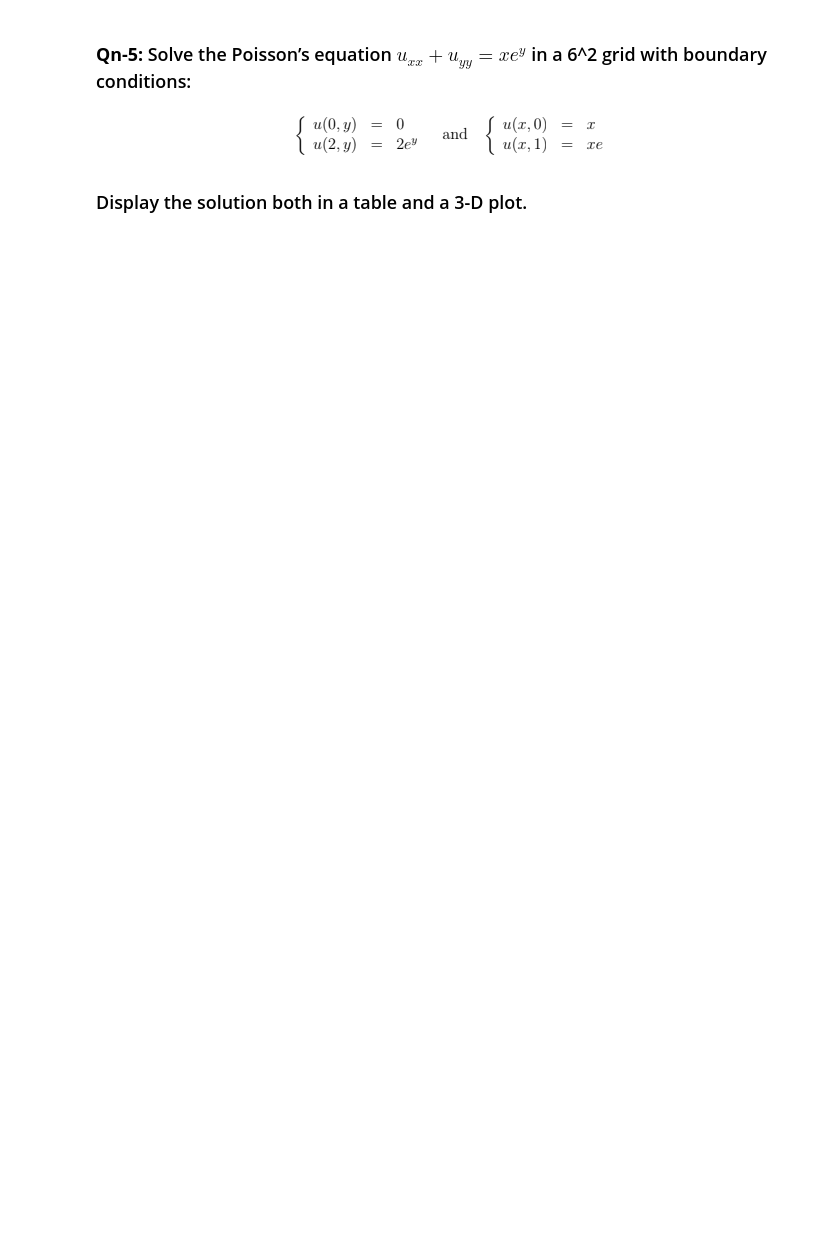
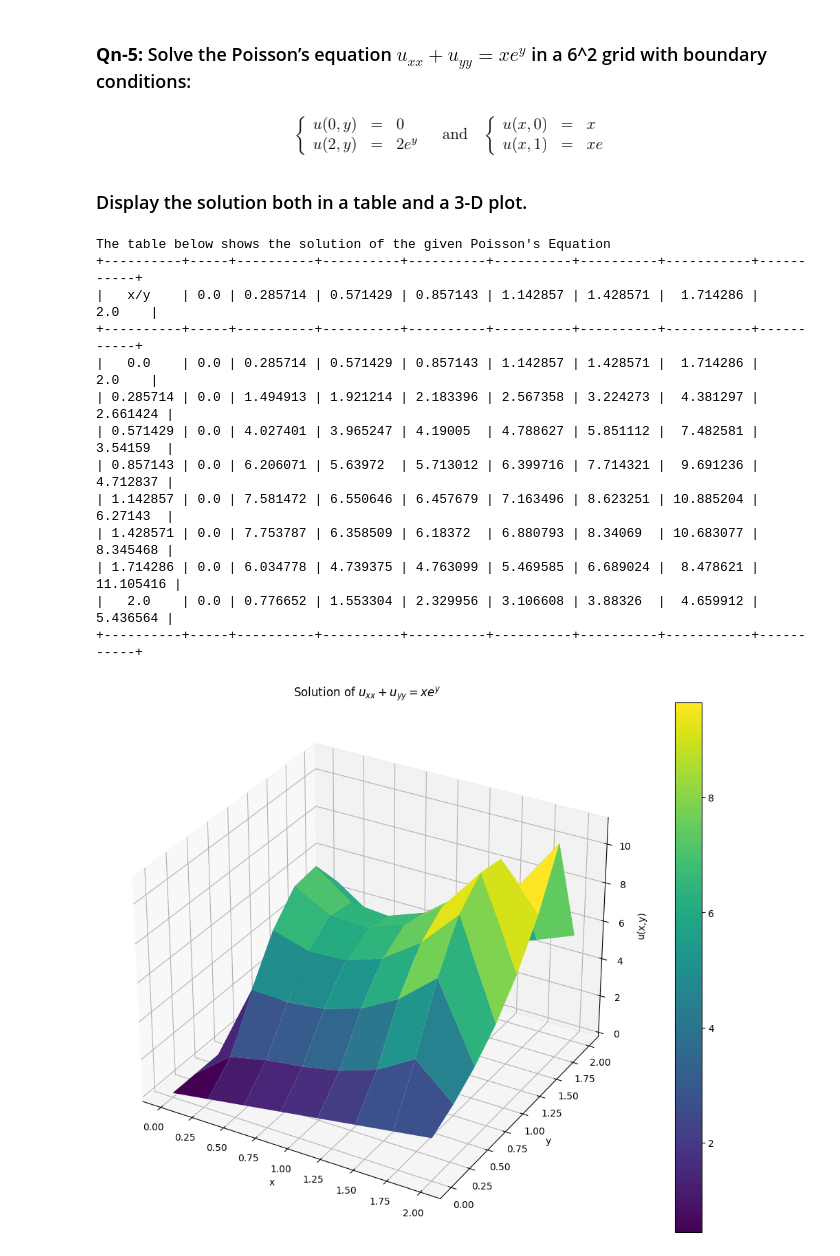
Before and after one commit to ananthapadmanabhan18/P452_Computational_Physics, a Jupyter notebook: Assignments/Assignment-1/Answers_asgn1.ipynb, the cells around one changed output. Drawn from its saved outputs; the diff is of its cells as text; code cells hidden in the pictures; blank space fills up the shorter version.

Commit message:
Added Results file

```diff
--- a/Assignments/Assignment-1/Answers_asgn1.ipynb
+++ b/Assignments/Assignment-1/Answers_asgn1.ipynb
@@ -242,3 +243,68 @@ The table below shows the solution of the heat equation using Crank-Nicholson Me
 ***<p style="text-align: center;">![image.png](attachment:image.png)</p>***
 
 ### Display the solution both in a table and a 3-D plot.
+# %%
+'''
+Defining the functions
+'''
+def rho(x, y):
+    return x * np.exp(y)
+def u_iy(y):
+    return np.zeros(y.shape)
+def u_fy(y):
+    return 2 * np.exp(y)
+def u_xi(x):
+    return x
+def u_xf(x):
+    return x * np.e
+'''
+Defining the limits and Number of subintervals and other parameters as per the Question
+'''
+size = 6
+x_i = 0
+x_f = 2
+y_i = 0
+y_f = 2
+'''
+Tabulating the Results
+'''
+x, y, u = poisson_laplace(rho, x_i, x_f, y_i, y_f, u_iy, u_fy, u_xi, u_xf,size)
+table1 = PrettyTable()
+print("The table below shows the solution of the given Poisson's Equation")
+table1.field_names = ["x/y"] + [f"{round(x[i],6)}" for i in range(len(x))]
+for i in range(len(y)):
+    row = [f"{round(y[i],6)}"]
+    for j in range(len(x)):
+        row.append(f"{round(u[i,j],6)}")
+    table1.add_row(row)
+print(table1)
+'''
+plotting the solution
+'''
+import matplotlib.pyplot as plt
+
+fig = plt.figure(figsize=(16,10))
+ax = fig.add_subplot(111, projection='3d')
+X, Y = np.meshgrid(x, y)
+surf = ax.plot_surface(X, Y, u, cmap='viridis')
+ax.set_xlabel('x')
+ax.set_ylabel('y')
+ax.set_zlabel('u(x,y)')
+ax.set_title(r"Solution of $u_{xx}+u_{yy} = xe^y$ ")
+fig.colorbar(surf)
+plt.show()
+# %% [output]
+The table below shows the solution of the given Poisson's Equation
++----------+-----+----------+----------+----------+----------+----------+-----------+-----------+
+|   x/y    | 0.0 | 0.285714 | 0.571429 | 0.857143 | 1.142857 | 1.428571 |  1.714286 |    2.0    |
++----------+-----+----------+----------+----------+----------+----------+-----------+-----------+
+|   0.0    | 0.0 | 0.285714 | 0.571429 | 0.857143 | 1.142857 | 1.428571 |  1.714286 |    2.0    |
+| 0.285714 | 0.0 | 1.494913 | 1.921214 | 2.183396 | 2.567358 | 3.224273 |  4.381297 |  2.661424 |
+| 0.571429 | 0.0 | 4.027401 | 3.965247 | 4.19005  | 4.788627 | 5.851112 |  7.482581 |  3.54159  |
+| 0.857143 | 0.0 | 6.206071 | 5.63972  | 5.713012 | 6.399716 | 7.714321 |  9.691236 |  4.712837 |
+| 1.142857 | 0.0 | 7.581472 | 6.550646 | 6.457679 | 7.163496 | 8.623251 | 10.885204 |  6.27143  |
+| 1.428571 | 0.0 | 7.753787 | 6.358509 | 6.18372  | 6.880793 | 8.34069  | 10.683077 |  8.345468 |
+| 1.714286 | 0.0 | 6.034778 | 4.739375 | 4.763099 | 5.469585 | 6.689024 |  8.478621 | 11.105416 |
+|   2.0    | 0.0 | 0.776652 | 1.553304 | 2.329956 | 3.106608 | 3.88326  |  4.659912 |  5.436564 |
++----------+-----+----------+----------+----------+----------+----------+-----------+-----------+
+[figure, added]
```
Also changed, not shown: parts of 1 cell of this notebook, 8 other files.
